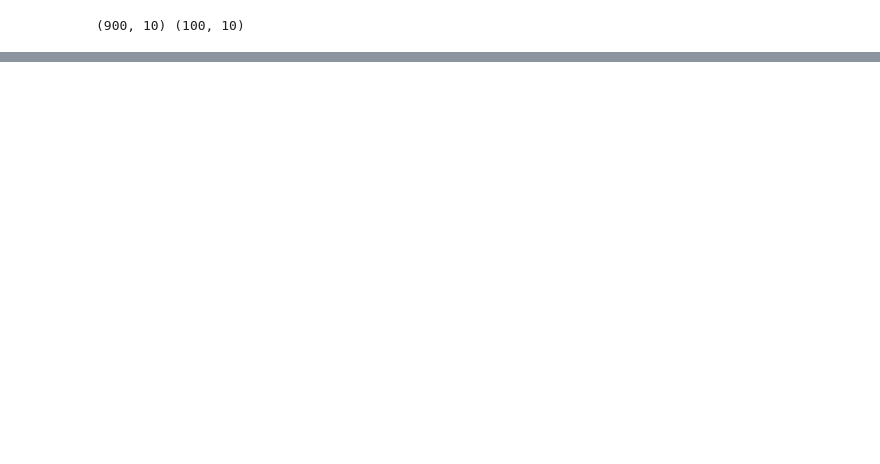
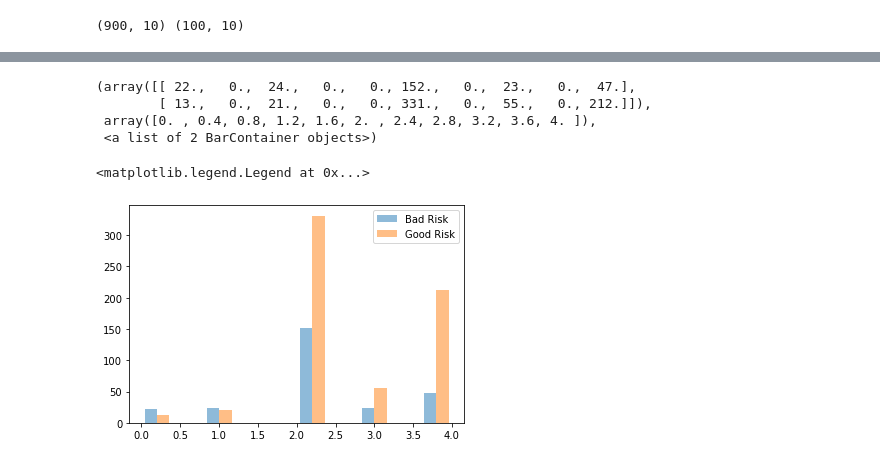
Before and after one commit to mostofa-ahsan/Credit_Risk_Proj, a Jupyter notebook: Data_Cleaning_&_EDA.ipynb, the cells around one changed output, grey strips where cells are left out. Drawn from its saved outputs; the diff is of its cells as text; code cells hidden in the pictures; blank space fills up the shorter version.

```diff
--- a/Data_Cleaning_&_EDA.ipynb
+++ b/Data_Cleaning_&_EDA.ipynb
@@ -217,0 +246,2 @@ instances of Duration greater than 3 sigma (56.87747206299391 cutoff) are 13
+# %%
+df_train['Saving accounts']=df_train['Saving accounts'].apply(lambda x: 'No Account' if pd.isnull(x) else x)
@@ -217,0 +308,3 @@ instances of Duration greater than 3 sigma (56.87747206299391 cutoff) are 13
+# %%
+cat_list = [i for i in df_train.columns if df_train.dtypes[i]=='object']
+cat_list
@@ -217,0 +318,5 @@ instances of Duration greater than 3 sigma (56.87747206299391 cutoff) are 13
+# %%
+le = LabelEncoder()
+
+for i in cat_list:
+    df_train[i]=le.fit_transform(df_train[i])
@@ -217,0 +434,11 @@ instances of Duration greater than 3 sigma (56.87747206299391 cutoff) are 13
+# %%
+
+plt.hist([df_train.loc[df_train['Risk'] == 0, 'Credit History'].values, df_train.loc[df_train['Risk'] == 1, 'Credit History'].values], alpha=0.5, label=['Bad Risk', 'Good Risk'])
+plt.legend(loc='upper right')
+# %% [output]
+(array([[ 22.,   0.,  24.,   0.,   0., 152.,   0.,  23.,   0.,  47.],
+        [ 13.,   0.,  21.,   0.,   0., 331.,   0.,  55.,   0., 212.]]),
+ array([0. , 0.4, 0.8, 1.2, 1.6, 2. , 2.4, 2.8, 3.2, 3.6, 4. ]),
+ <a list of 2 BarContainer objects>)
+<matplotlib.legend.Legend at 0x...>
+[figure, added]
```
Also changed, not shown: parts of 68 cells of this notebook, 3 other files.
